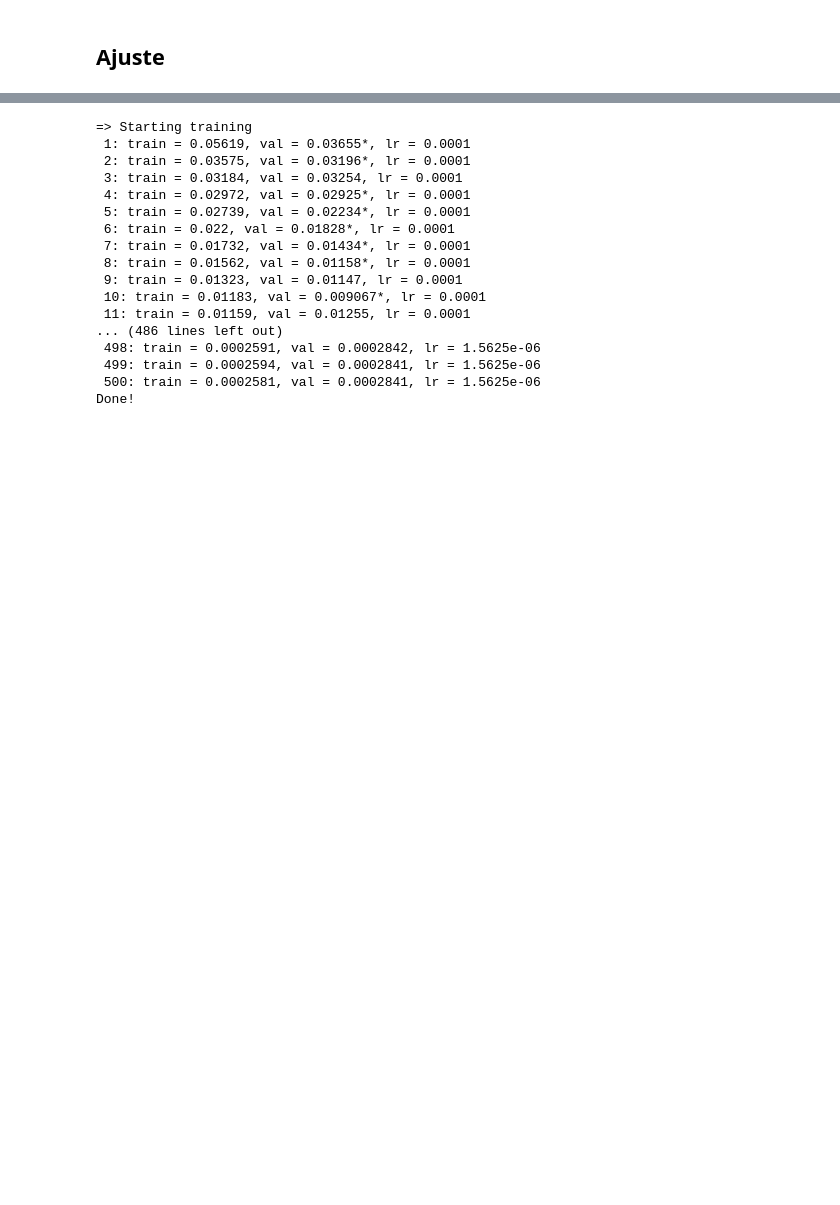
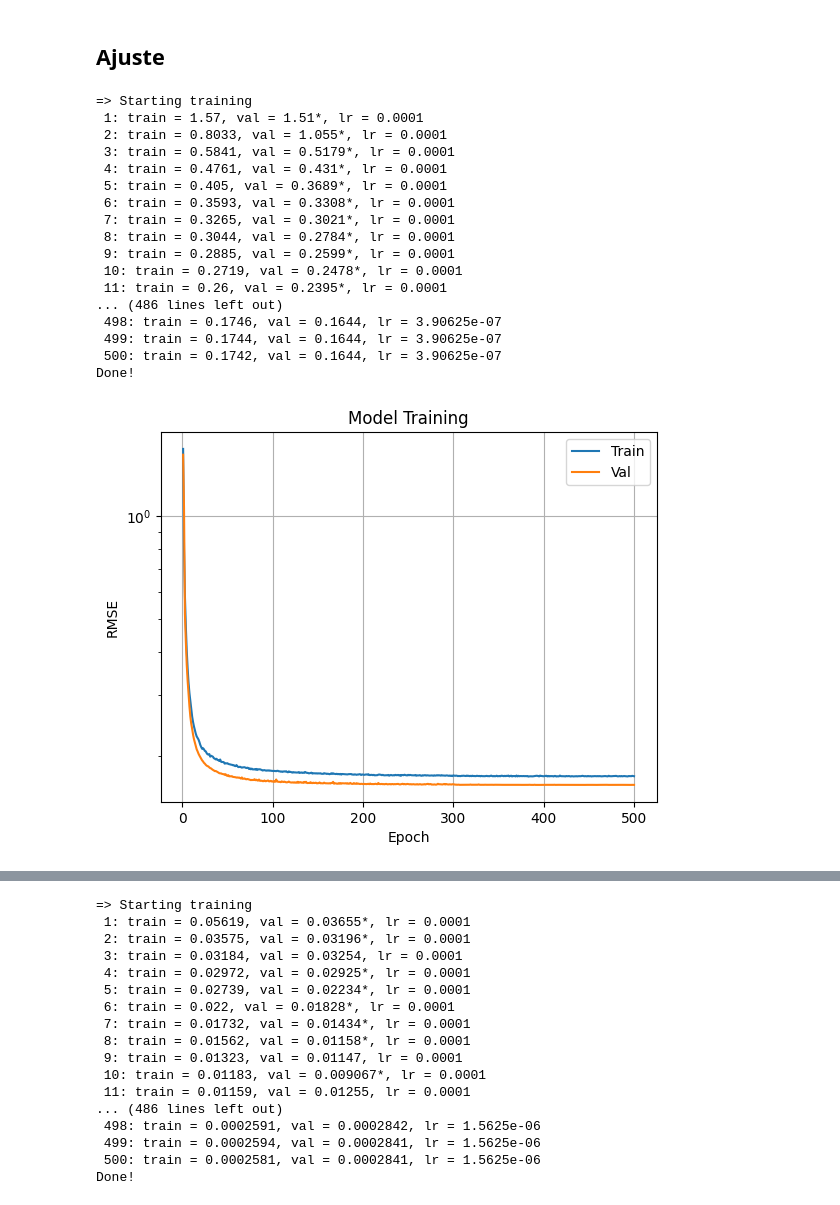
Before and after one commit to TiagoCAAmorim/SimModels, a Jupyter notebook: graph_nn/build_rnn.ipynb, the cells around one changed output, grey strips where cells are left out. Drawn from its saved outputs; the diff is of its cells as text; code cells hidden in the pictures; blank space fills up the shorter version.

```diff
--- a/graph_nn/build_rnn.ipynb
+++ b/graph_nn/build_rnn.ipynb
@@ -12,0 +16,3 @@ import matplotlib.pyplot as plt
+# %%
+folder = Path('./models/')
+folder.is_dir()
@@ -18,6 +26,6 @@ device = (
     if torch.backends.mps.is_available()
     else "cpu"
 )
-device= 'cpu'
+# device= 'cpu'
 print(f"Using {device} device")
 # %% [output]
@@ -401,3 +518,60 @@ def train(model: Network,
     print("Done!")
     best_model = torch.load(file_name)
     return best_model, (train_loss, val_loss)
+# %%
+file_name = 'alpha01'
+model = Network(
+    input_size=9,
+    output_size=7,
+    latent_size=32,
+    n_blocks=8,
+    parallel=2)
+loss_fn = nn.MSELoss()
+
+alpha = 0.25
+
+data_train = CustomDataset(X_train_t_norm[:int(len(X_train_t_norm)*alpha)], y_train_t_norm[:int(len(y_train_t_norm)*alpha)])
+data_val = CustomDataset(X_val_t_norm[:int(len(X_val_t_norm)*alpha)], y_val_t_norm[:int(len(y_val_t_norm)*alpha)])
+data_test = CustomDataset(X_test_t_norm, y_test_t_norm)
+
+batch_size = 64
+dataloader_train = DataLoader(data_train, batch_size=batch_size, shuffle=True)
+dataloader_val = DataLoader(data_val, batch_size=len(data_val), shuffle=False)
+dataloader_test = DataLoader(data_test, batch_size=batch_size, shuffle=False)
+
+epochs = 500
+optimizer = torch.optim.Adam(model.parameters(), lr = 0.0001)
+scheduler = torch.optim.lr_scheduler.ReduceLROnPlateau(optimizer,  mode='min', factor=0.5, patience=20)
+# scheduler = torch.optim.lr_scheduler.ExponentialLR(optimizer, gamma=0.9)
+# scheduler = optim.lr_scheduler.StepLR(optimizer, step_size=10, gamma=0.5)
+
+best_model, (train_loss, val_loss) = train(model, dataloader_train, dataloader_val, epochs, optimizer, loss_fn, scheduler)
+
+model_file_name = (folder / file_name).with_suffix('.pht')
+torch.save(best_model, model_file_name)
+
+plot_losses(train_loss, val_loss)
+
+test_loss = test_loop(dataloader_test, model, loss_fn)
+print(f'Test loss = {test_loss:0.4g} (last model)')
+test_loss = test_loop(dataloader_test, best_model, loss_fn)
+print(f'Test loss = {test_loss:0.4g} (best model)')
+# %% [output]
+=> Starting training
+ 1: train = 1.57, val = 1.51*, lr = 0.0001
+ 2: train = 0.8033, val = 1.055*, lr = 0.0001
+ 3: train = 0.5841, val = 0.5179*, lr = 0.0001
+ 4: train = 0.4761, val = 0.431*, lr = 0.0001
+ 5: train = 0.405, val = 0.3689*, lr = 0.0001
+ 6: train = 0.3593, val = 0.3308*, lr = 0.0001
+ 7: train = 0.3265, val = 0.3021*, lr = 0.0001
+ 8: train = 0.3044, val = 0.2784*, lr = 0.0001
+ 9: train = 0.2885, val = 0.2599*, lr = 0.0001
+ 10: train = 0.2719, val = 0.2478*, lr = 0.0001
+ 11: train = 0.26, val = 0.2395*, lr = 0.0001
+... (486 lines left out)
+ 498: train = 0.1746, val = 0.1644, lr = 3.90625e-07
+ 499: train = 0.1744, val = 0.1644, lr = 3.90625e-07
+ 500: train = 0.1742, val = 0.1644, lr = 3.90625e-07
+Done!
+[figure, added]
```
Also changed, not shown: parts of 21 cells of this notebook, 3 other files.
